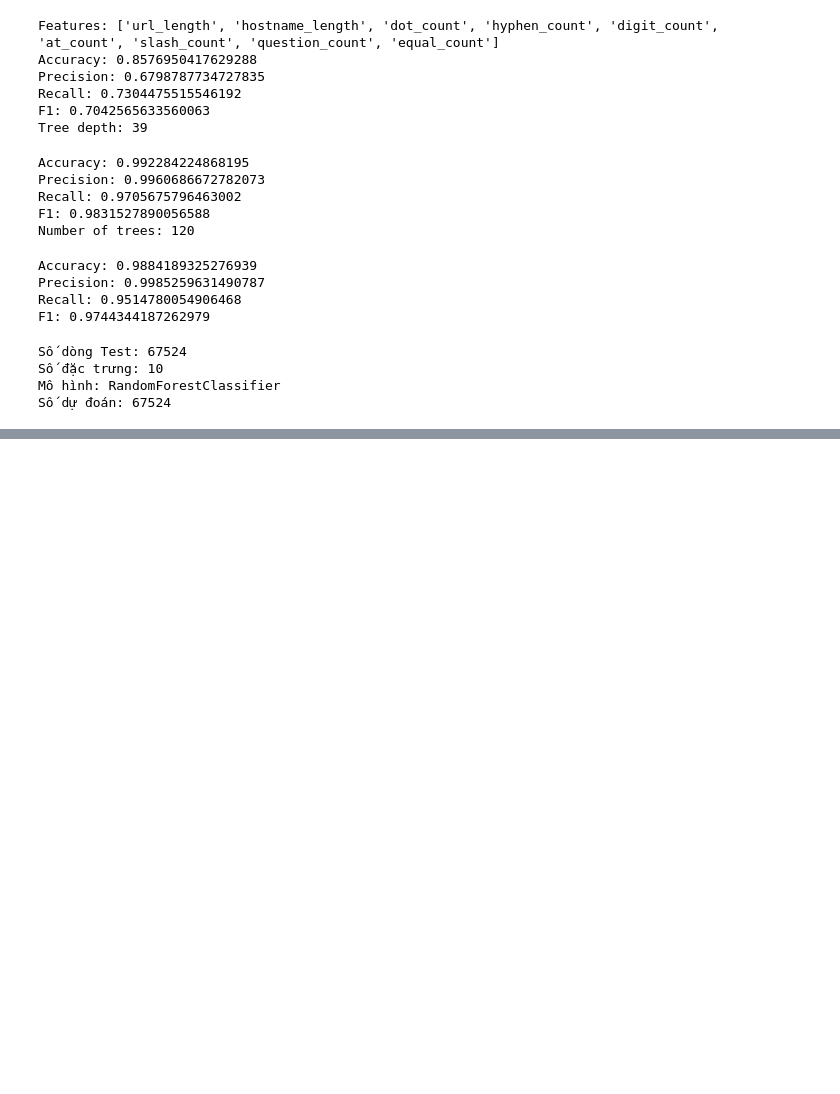
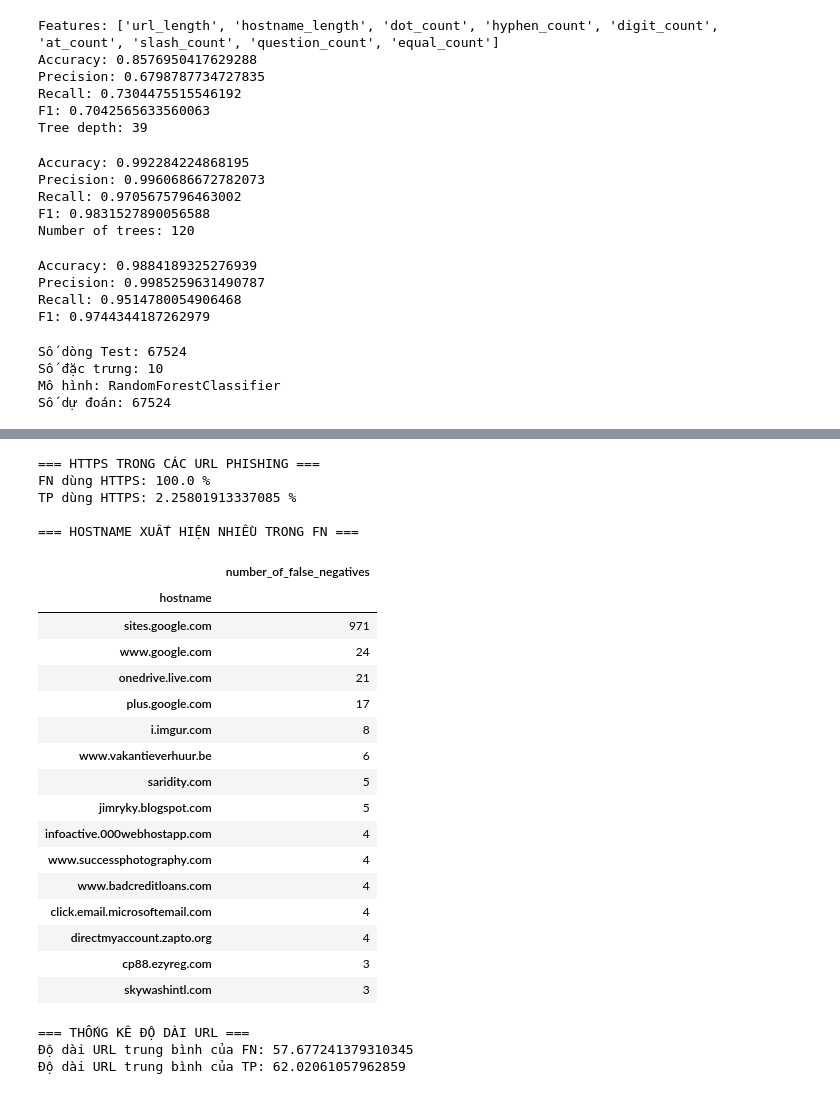
Before and after one commit to Fatcatmmb-sudo/phishing-detection, a Jupyter notebook: notebooks/03_modeling_evaluation.ipynb, the cells around one changed output, grey strips where cells are left out. Drawn from its saved outputs; the diff is of its cells as text; code cells hidden in the pictures; blank space fills up the shorter version.

```diff
--- a/notebooks/03_modeling_evaluation.ipynb
+++ b/notebooks/03_modeling_evaluation.ipynb
@@ -1130,0 +1190,68 @@ print("TP - Phishing dự đoán đúng:", tp)
+# %%
+# Tạo bảng phân tích lỗi
+analysis_df = test_df[
+    ["url", "normalized_url", "hostname", "type"]
+].copy()
+
+analysis_df["predicted"] = y_pred
+analysis_df["has_https"] = X_test["has_https"].values
+
+# Chia các nhóm
+fn = analysis_df[
+    (analysis_df["type"] == "phishing") &
+    (analysis_df["predicted"] == "legitimate")
+]
+
+tp = analysis_df[
+    (analysis_df["type"] == "phishing") &
+    (analysis_df["predicted"] == "phishing")
+]
+
+print("=== HTTPS TRONG CÁC URL PHISHING ===")
+
+print("FN dùng HTTPS:", fn["has_https"].mean() * 100, "%")
+print("TP dùng HTTPS:", tp["has_https"].mean() * 100, "%")
+
+print("\n=== HOSTNAME XUẤT HIỆN NHIỀU TRONG FN ===")
+
+display(
+    fn["hostname"]
+    .value_counts()
+    .head(15)
+    .rename("number_of_false_negatives")
+    .to_frame()
+)
+
+print("\n=== THỐNG KÊ ĐỘ DÀI URL ===")
+
+print("Độ dài URL trung bình của FN:",
+      fn["normalized_url"].str.len().mean())
+
+print("Độ dài URL trung bình của TP:",
+      tp["normalized_url"].str.len().mean())
+# %% [output]
+=== HTTPS TRONG CÁC URL PHISHING ===
+FN dùng HTTPS: 100.0 %
+TP dùng HTTPS: 2.25801913337085 %
+
+=== HOSTNAME XUẤT HIỆN NHIỀU TRONG FN ===
+|  | number_of_false_negatives |
+| hostname |  |
+| sites.google.com | 971 |
+| www.google.com | 24 |
+| onedrive.live.com | 21 |
+| plus.google.com | 17 |
+| i.imgur.com | 8 |
+| www.vakantieverhuur.be | 6 |
+| saridity.com | 5 |
+| jimryky.blogspot.com | 5 |
+| infoactive.000webhostapp.com | 4 |
+| www.successphotography.com | 4 |
+| www.badcreditloans.com | 4 |
+| click.email.microsoftemail.com | 4 |
+| directmyaccount.zapto.org | 4 |
+| cp88.ezyreg.com | 3 |
+| skywashintl.com | 3 |
+=== THỐNG KÊ ĐỘ DÀI URL ===
+Độ dài URL trung bình của FN: 57.677241379310345
+Độ dài URL trung bình của TP: 62.02061057962859
```
Also changed, not shown: parts of 8 cells of this notebook, 5 other files.
